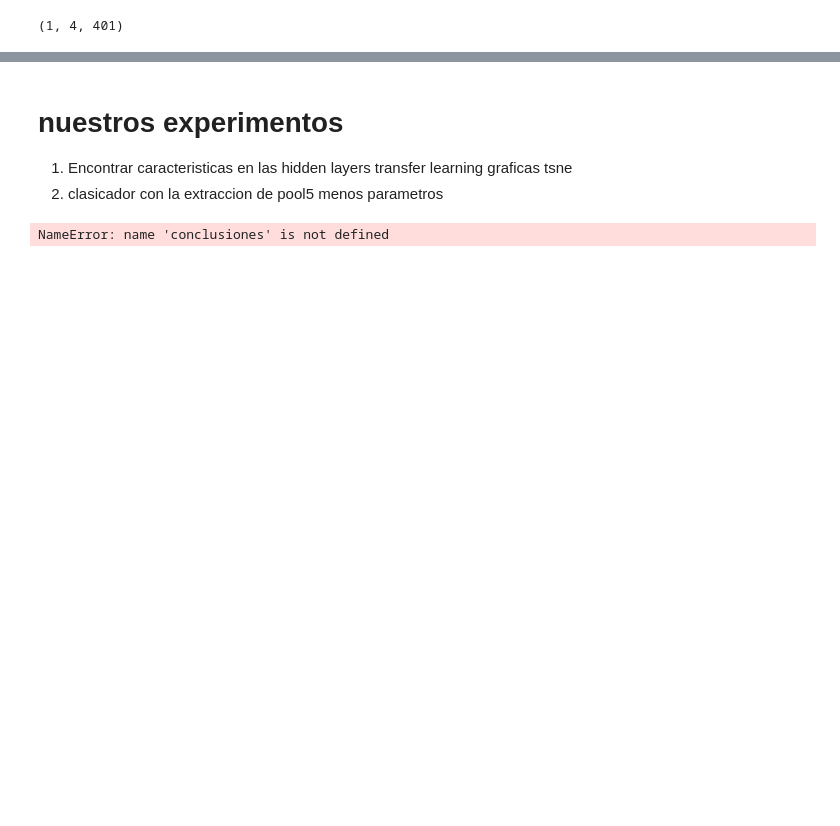
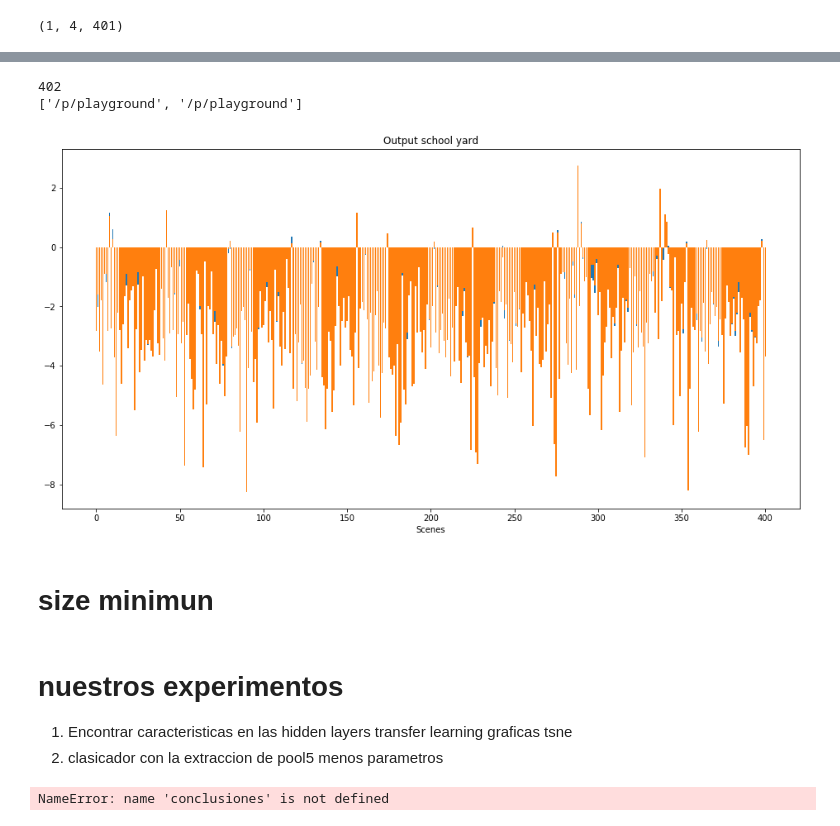
Before and after one commit to camila-ud/Deep-Learning, a Jupyter notebook: TP's/SoundNet_arias_ibarra.ipynb, the cells around one changed output, grey strips where cells are left out. Drawn from its saved outputs; the diff is of its cells as text; code cells hidden in the pictures; blank space fills up the shorter version.

```diff
--- a/TP's/SoundNet_arias_ibarra.ipynb
+++ b/TP's/SoundNet_arias_ibarra.ipynb
@@ -246,3 +263,11 @@ Experimentos con otros audios uno largo (demo o propio)
+# %%
+plot_scenes(prediction2,'Output school yard')
+# %% [output]
+402
+['/p/playground', '/p/playground']
+[figure, added]
+# %% [markdown]
+# size minimun
 # %%
 descripcion dataset
 # %%
```
Also changed, not shown: parts of 11 cells of this notebook, 1 other file.
